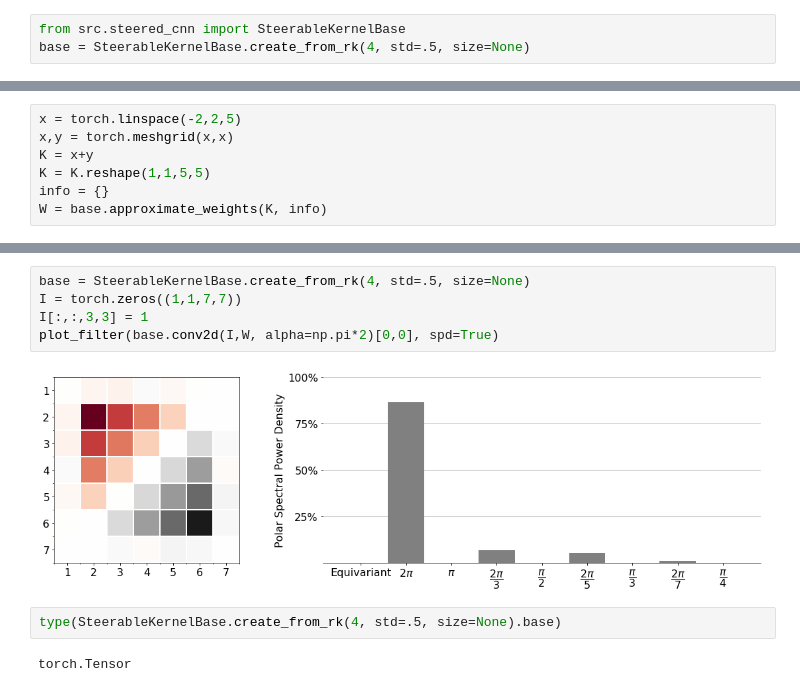
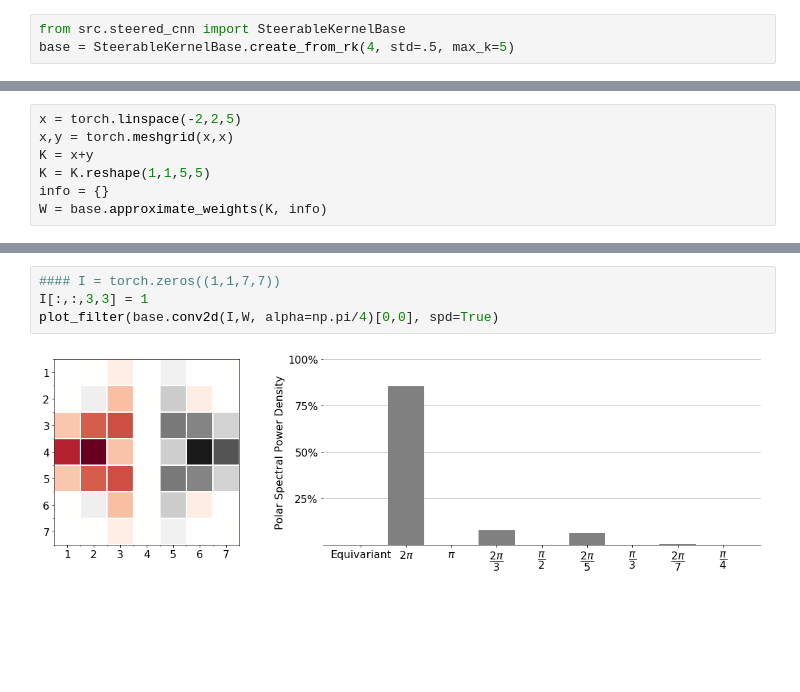
Before and after one commit to gabriel-lepetitaimon/steered-fcnn, a Jupyter notebook: OrientednessAnalysis.ipynb, the cells around one changed output, grey strips where cells are left out. Drawn from its saved outputs; the diff is of its cells as text; blank space fills up the shorter version.

```diff
--- a/OrientednessAnalysis.ipynb
+++ b/OrientednessAnalysis.ipynb
@@ -193,7 +193,7 @@ plot_filter(-np.real(F0), axis=False, spd=16)
 [figure]
 # %%
 from src.steered_cnn import SteerableKernelBase
-base = SteerableKernelBase.create_from_rk(4, std=.5, size=None)
+base = SteerableKernelBase.create_from_rk(4, std=.5, max_k=5)
 # %%
 print(len(base.base))
 for i, k_label in enumerate(base.kernels_label):
@@ -229,13 +229,8 @@ mse:0.016, r2:0.992
 [figure]
 [figure]
 # %%
-base = SteerableKernelBase.create_from_rk(4, std=.5, size=None)
-I = torch.zeros((1,1,7,7))
+#### I = torch.zeros((1,1,7,7))
 I[:,:,3,3] = 1
-plot_filter(base.conv2d(I,W, alpha=np.pi*2)[0,0], spd=True)
+plot_filter(base.conv2d(I,W, alpha=np.pi/4)[0,0], spd=True)
 # %% [output]
-[figure, old version]
+[figure, new version]
-# %%
-type(SteerableKernelBase.create_from_rk(4, std=.5, size=None).base)
-# %% [output]
-torch.Tensor
```
Also changed, not shown: parts of 3 cells of this notebook, 9 other files.
